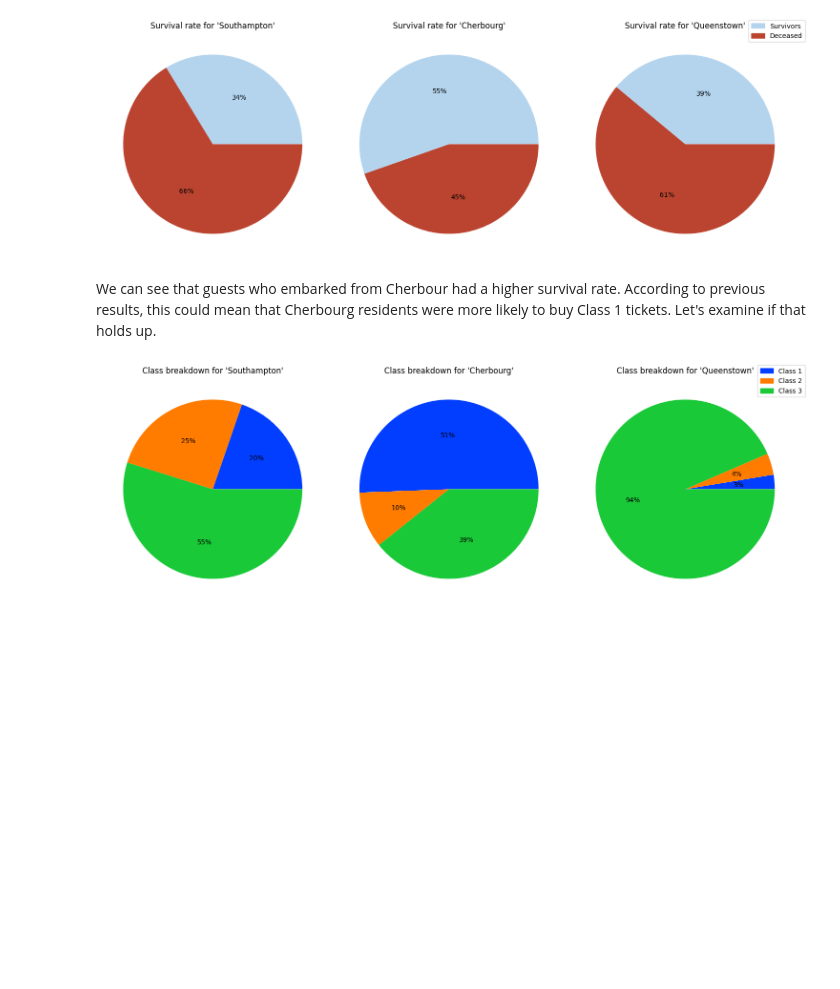
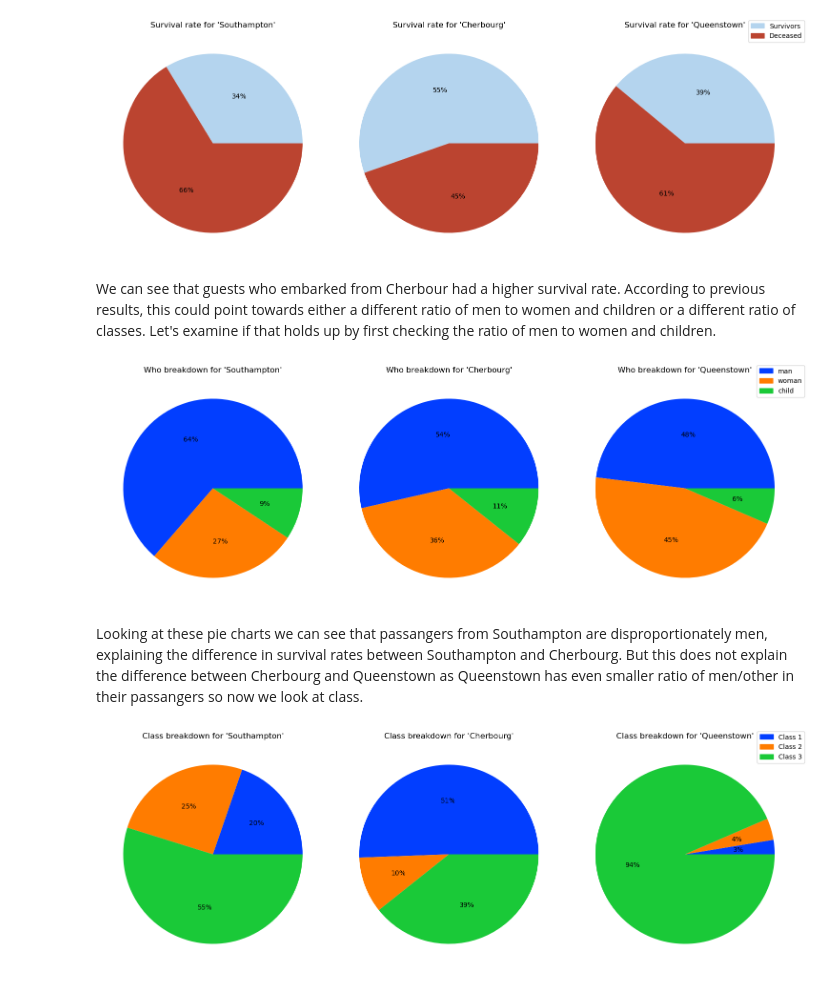
Before and after one commit to omarbessi04/ML-Tut1, a Jupyter notebook: main.ipynb, the cells around one changed output. Drawn from its saved outputs; the diff is of its cells as text; code cells hidden in the pictures; blank space fills up the shorter version.

```diff
--- a/main.ipynb
+++ b/main.ipynb
@@ -203,7 +208,37 @@ plt.show()
 # %% [output]
 [figure]
 # %% [markdown]
-We can see that guests who embarked from Cherbour had a higher survival rate. According to previous results, this could mean that Cherbourg residents were more likely to buy Class 1 tickets. Let's examine if that holds up.
+We can see that guests who embarked from Cherbour had a higher survival rate. According to previous results, this could point towards either a different ratio of men to women and children or a different ratio of classes. Let's examine if that holds up by first checking the ratio of men to women and children.
+# %%
+colors = sns.color_palette("bright")
+town_types = titanic["embark_town"].unique()
+
+counts_per_town:list[list[int,int,int]]
+counts_per_town = []
+
+for town in town_types:
+    counts = []
+    for who in ["man", "woman", "child"]:
+        c = len(titanic[(titanic["embark_town"] == town) & (titanic["who"] == who)])
+        counts.append(c)
+    counts_per_town.append(counts)
+
+fig, axes = plt.subplots(1, 3, figsize=(15, 5))
+for i in range(len(town_types)-1):
+    axes[i].pie(counts_per_town[i], colors=colors, autopct='%.0f%%')
+    axes[i].set_title(f"Who breakdown for '{town_types[i]}'")
+
+c1 = mpatches.Patch(color=colors[0], label="man")
+c2 = mpatches.Patch(color=colors[1], label="woman")
+c3 = mpatches.Patch(color=colors[2], label="child")
+fig.legend(handles=[c1, c2, c3])
+
+plt.tight_layout()
+plt.show()
+# %% [output]
+[figure, added]
+# %% [markdown]
+Looking at these pie charts we can see that passangers from Southampton are disproportionately men, explaining the difference in survival rates between Southampton and Cherbourg. But this does not explain the difference between Cherbourg and Queenstown as Queenstown has even smaller ratio of men/other in their passangers so now we look at class.
 # %%
 colors = sns.color_palette("bright")
 town_types = titanic["embark_town"].unique()
```
Also changed, not shown: parts of 6 cells of this notebook.
